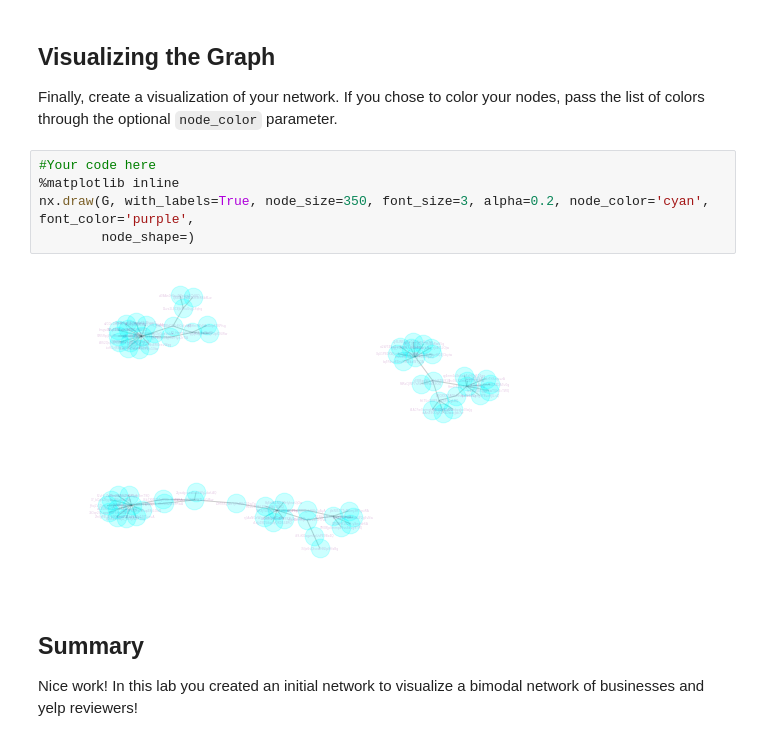
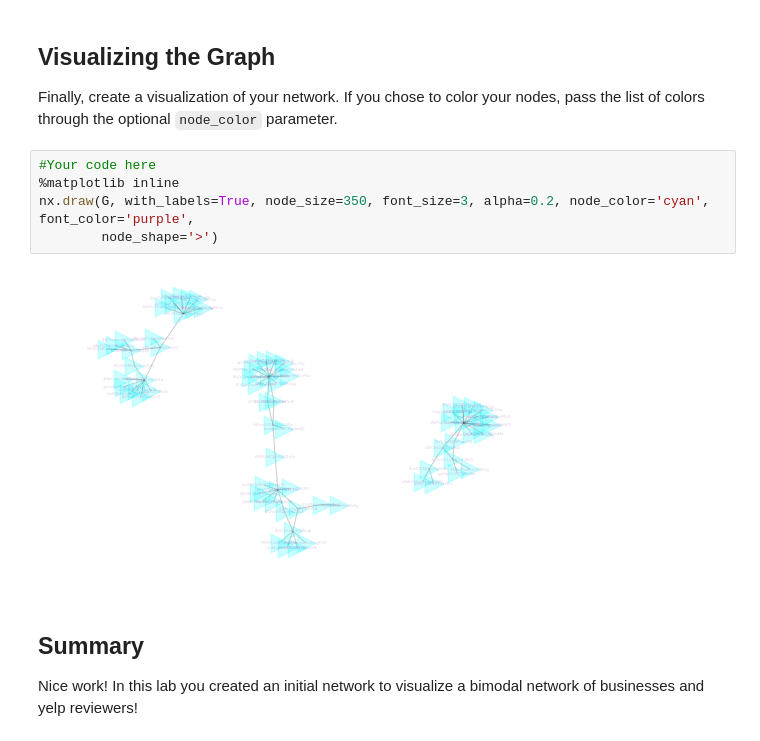
Before and after one commit to Patrickbfuller/dsc-3-28-04-graph-data-io-codealong-seattle-ds-career-040119, a Jupyter notebook: index.ipynb, the cells around one changed output. Drawn from its saved outputs; the diff is of its cells as text.

```diff
--- a/index.ipynb
+++ b/index.ipynb
@@ -68,10 +68,10 @@ Finally, create a visualization of your network. If you chose to color your node
 # %%
 #Your code here
 %matplotlib inline
 nx.draw(G, with_labels=True, node_size=350, font_size=3, alpha=0.2, node_color='cyan', font_color='purple',
-        node_shape=)
+        node_shape='>')
 # %% [output]
-[figure, old version]
+[figure, new version]
 # %% [markdown]
 ## Summary
 
```
